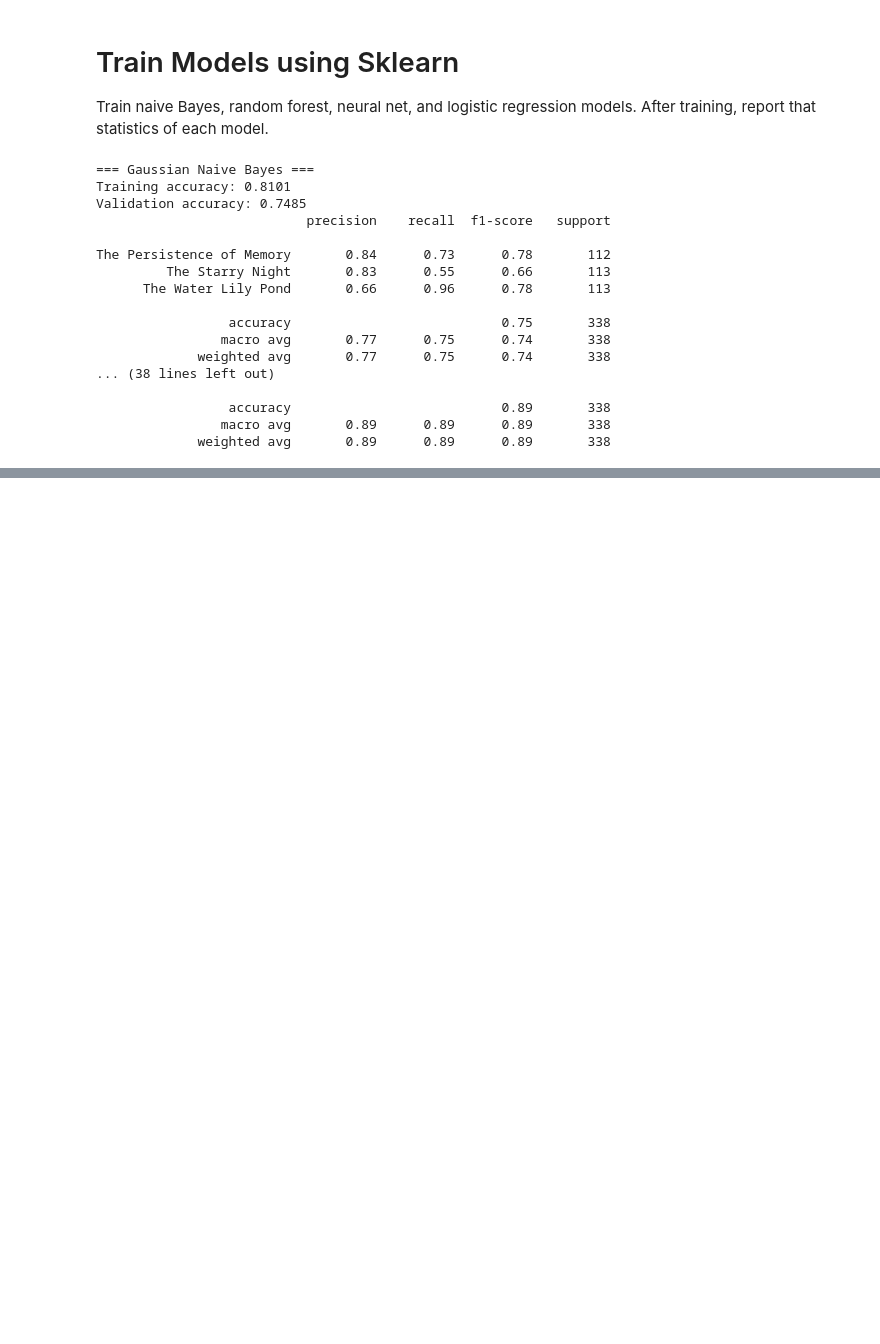
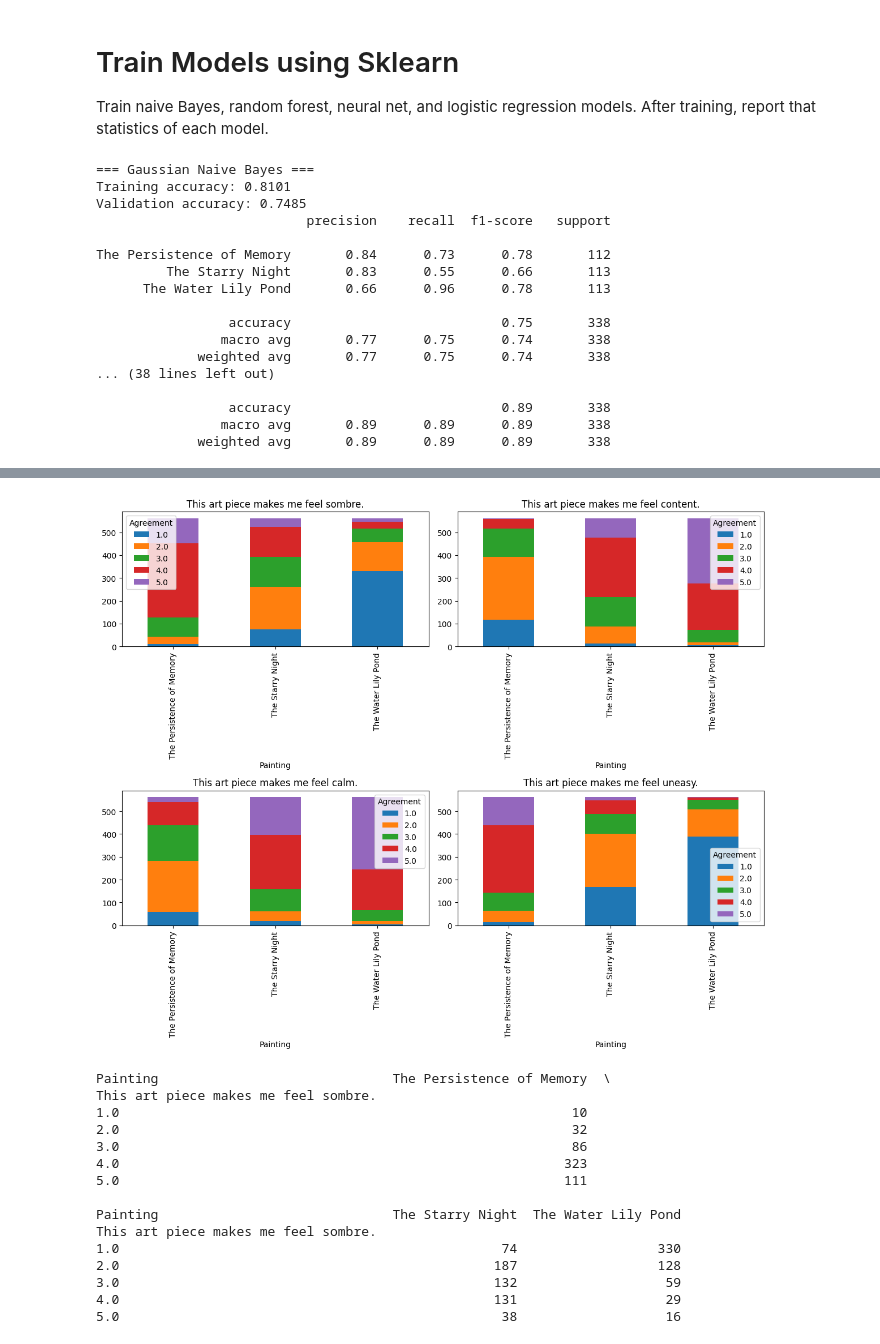
Before and after one commit to EthanT256/Machine-Learning-Challenge, a Jupyter notebook: multi model training/MLC_Model_Training.ipynb, the cells around one changed output, grey strips where cells are left out. Saved outputs shown, nothing was run; the diff lists cells and outputs as text; code cells hidden in the pictures; blank space fills up the shorter version.

```diff
--- a/multi model training/MLC_Model_Training.ipynb
+++ b/multi model training/MLC_Model_Training.ipynb
@@ -248,0 +300,33 @@ The Persistence of Memory       0.84      0.73      0.78       112
+# %%
+likert_cols = [
+    "This art piece makes me feel sombre.",
+    "This art piece makes me feel content.",
+    "This art piece makes me feel calm.",
+    "This art piece makes me feel uneasy."
+]
+fig, axes = plt.subplots(2, 2, figsize=(12, 10))
+for i, col in enumerate(likert_cols):
+    pd.crosstab(df['Painting'], df[col]).plot(kind='bar', stacked=True, ax=axes[i//2, i%2])
+    axes[i//2, i%2].set_title(f'{col}')
+    axes[i//2, i%2].legend(title='Agreement')
+plt.tight_layout()
+plt.show()
+crosstab = pd.crosstab(df["This art piece makes me feel sombre."], df["Painting"])
+print(crosstab)
+# %% [output]
+[figure, added]
+Painting                              The Persistence of Memory  \
+This art piece makes me feel sombre.
+1.0                                                          10
+2.0                                                          32
+3.0                                                          86
+4.0                                                         323
+5.0                                                         111
+
+Painting                              The Starry Night  The Water Lily Pond
+This art piece makes me feel sombre.
+1.0                                                 74                  330
+2.0                                                187                  128
+3.0                                                132                   59
+4.0                                                131                   29
+5.0                                                 38                   16
```
Also changed, not shown: parts of 5 cells of this notebook.
